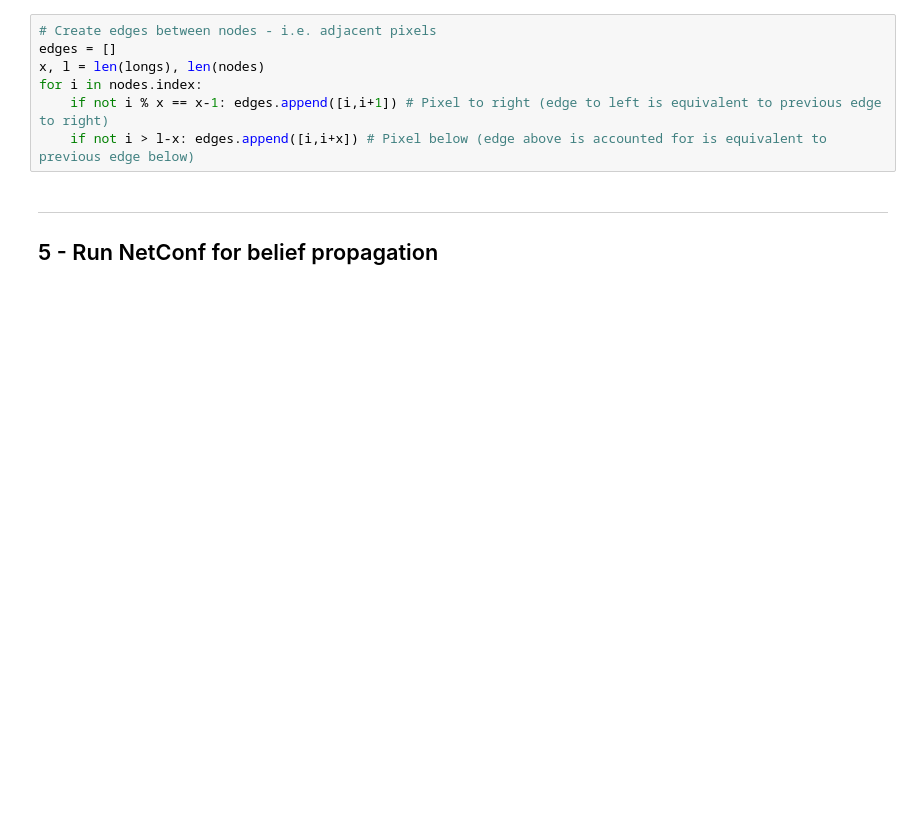
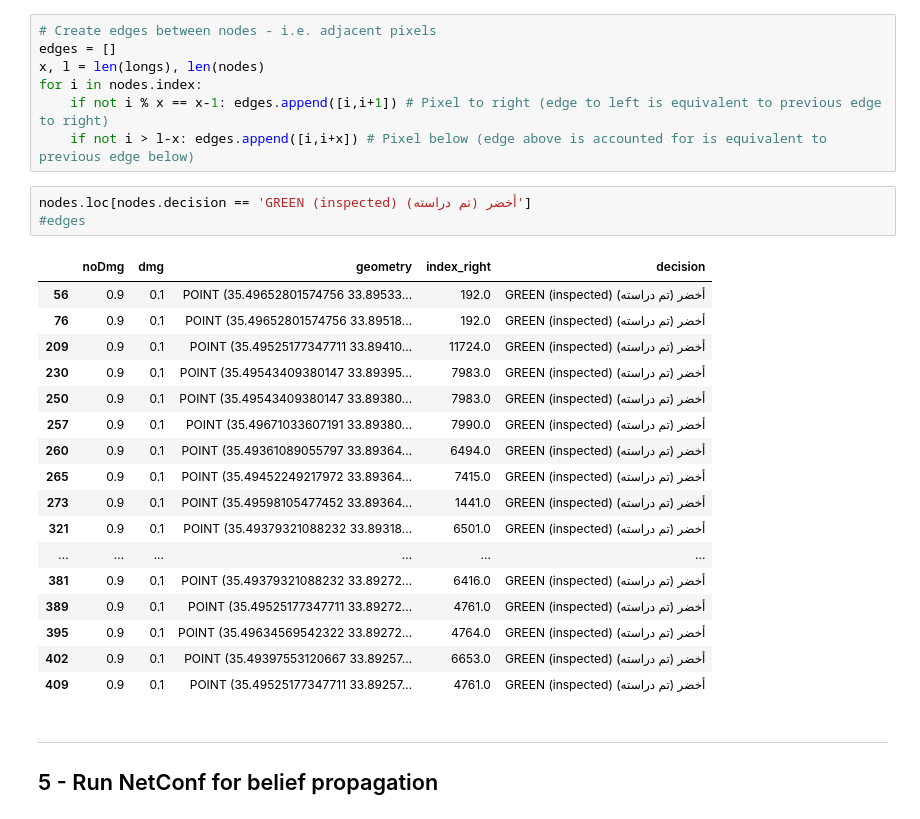
Before and after one commit to luke-scot/damage-assessment, a Jupyter notebook: beirut_netconf.ipynb, the cells around one changed output. Cells and saved outputs as stored; diff of their text form; blank space fills up the shorter version.

```diff
--- a/beirut_netconf.ipynb
+++ b/beirut_netconf.ipynb
@@ -209,6 +211,27 @@ x, l = len(longs), len(nodes)
 for i in nodes.index:
     if not i % x == x-1: edges.append([i,i+1]) # Pixel to right (edge to left is equivalent to previous edge to right)
     if not i > l-x: edges.append([i,i+x]) # Pixel below (edge above is accounted for is equivalent to previous edge below)
+# %%
+nodes.loc[nodes.decision == 'GREEN (inspected) أخضر (تم دراسته)']
+#edges
+# %% [output]
+|  | noDmg | dmg | geometry | index_right | decision |
+| 56 | 0.9 | 0.1 | POINT (35.49652801574756 33.89533... | 192.0 | GREEN (inspected) أخضر (تم دراسته) |
+| 76 | 0.9 | 0.1 | POINT (35.49652801574756 33.89518... | 192.0 | GREEN (inspected) أخضر (تم دراسته) |
+| 209 | 0.9 | 0.1 | POINT (35.49525177347711 33.89410... | 11724.0 | GREEN (inspected) أخضر (تم دراسته) |
+| 230 | 0.9 | 0.1 | POINT (35.49543409380147 33.89395... | 7983.0 | GREEN (inspected) أخضر (تم دراسته) |
+| 250 | 0.9 | 0.1 | POINT (35.49543409380147 33.89380... | 7983.0 | GREEN (inspected) أخضر (تم دراسته) |
+| 257 | 0.9 | 0.1 | POINT (35.49671033607191 33.89380... | 7990.0 | GREEN (inspected) أخضر (تم دراسته) |
+| 260 | 0.9 | 0.1 | POINT (35.49361089055797 33.89364... | 6494.0 | GREEN (inspected) أخضر (تم دراسته) |
+| 265 | 0.9 | 0.1 | POINT (35.49452249217972 33.89364... | 7415.0 | GREEN (inspected) أخضر (تم دراسته) |
+| 273 | 0.9 | 0.1 | POINT (35.49598105477452 33.89364... | 1441.0 | GREEN (inspected) أخضر (تم دراسته) |
+| 321 | 0.9 | 0.1 | POINT (35.49379321088232 33.89318... | 6501.0 | GREEN (inspected) أخضر (تم دراسته) |
+| ... | ... | ... | ... | ... | ... |
+| 381 | 0.9 | 0.1 | POINT (35.49379321088232 33.89272... | 6416.0 | GREEN (inspected) أخضر (تم دراسته) |
+| 389 | 0.9 | 0.1 | POINT (35.49525177347711 33.89272... | 4761.0 | GREEN (inspected) أخضر (تم دراسته) |
+| 395 | 0.9 | 0.1 | POINT (35.49634569542322 33.89272... | 4764.0 | GREEN (inspected) أخضر (تم دراسته) |
+| 402 | 0.9 | 0.1 | POINT (35.49397553120667 33.89257... | 6653.0 | GREEN (inspected) أخضر (تم دراسته) |
+| 409 | 0.9 | 0.1 | POINT (35.49525177347711 33.89257... | 4761.0 | GREEN (inspected) أخضر (تم دراسته) |
 # %% [markdown]
 ____________
 ## 5 - Run NetConf for belief propagation
```
Also changed, not shown: parts of 7 cells of this notebook.
